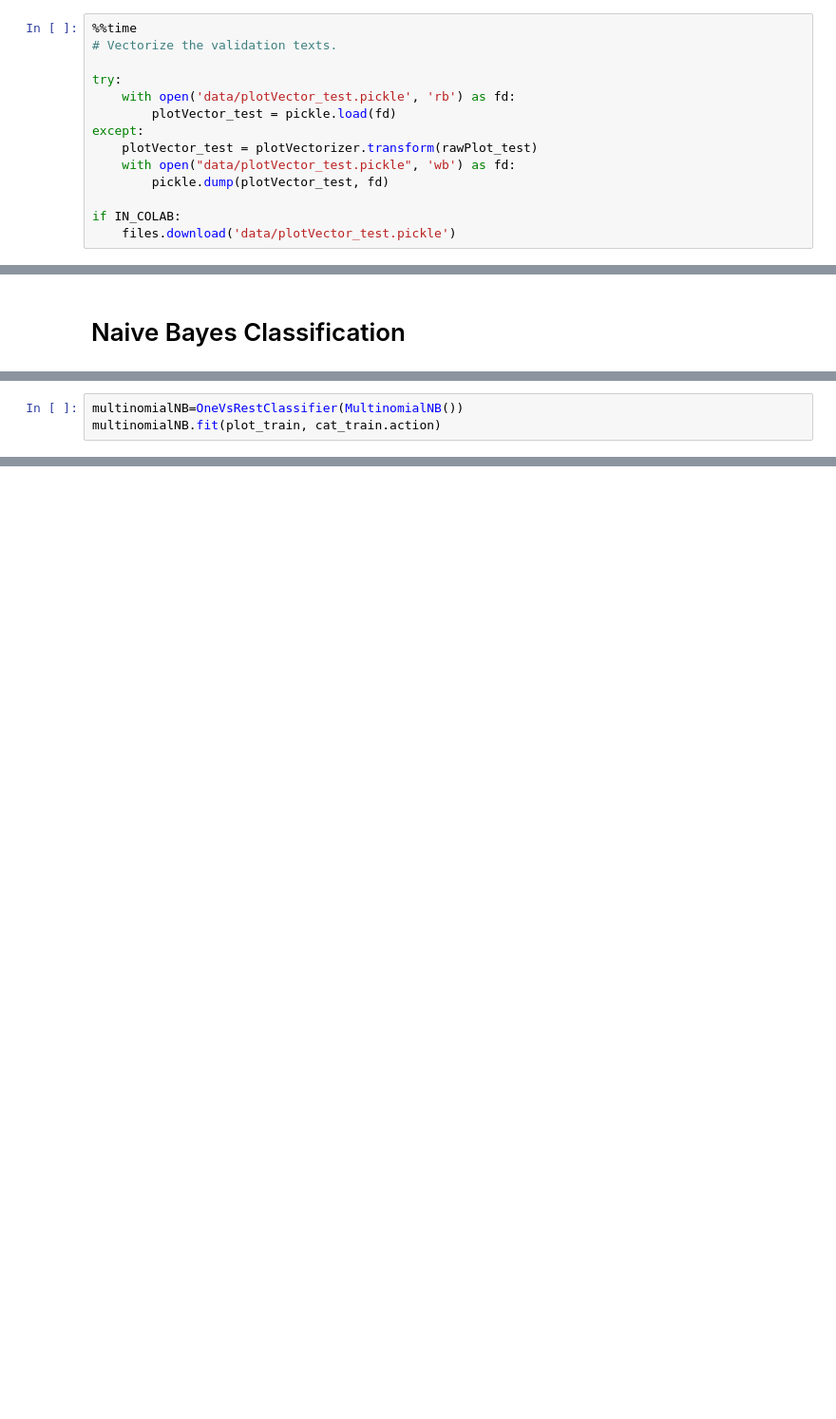
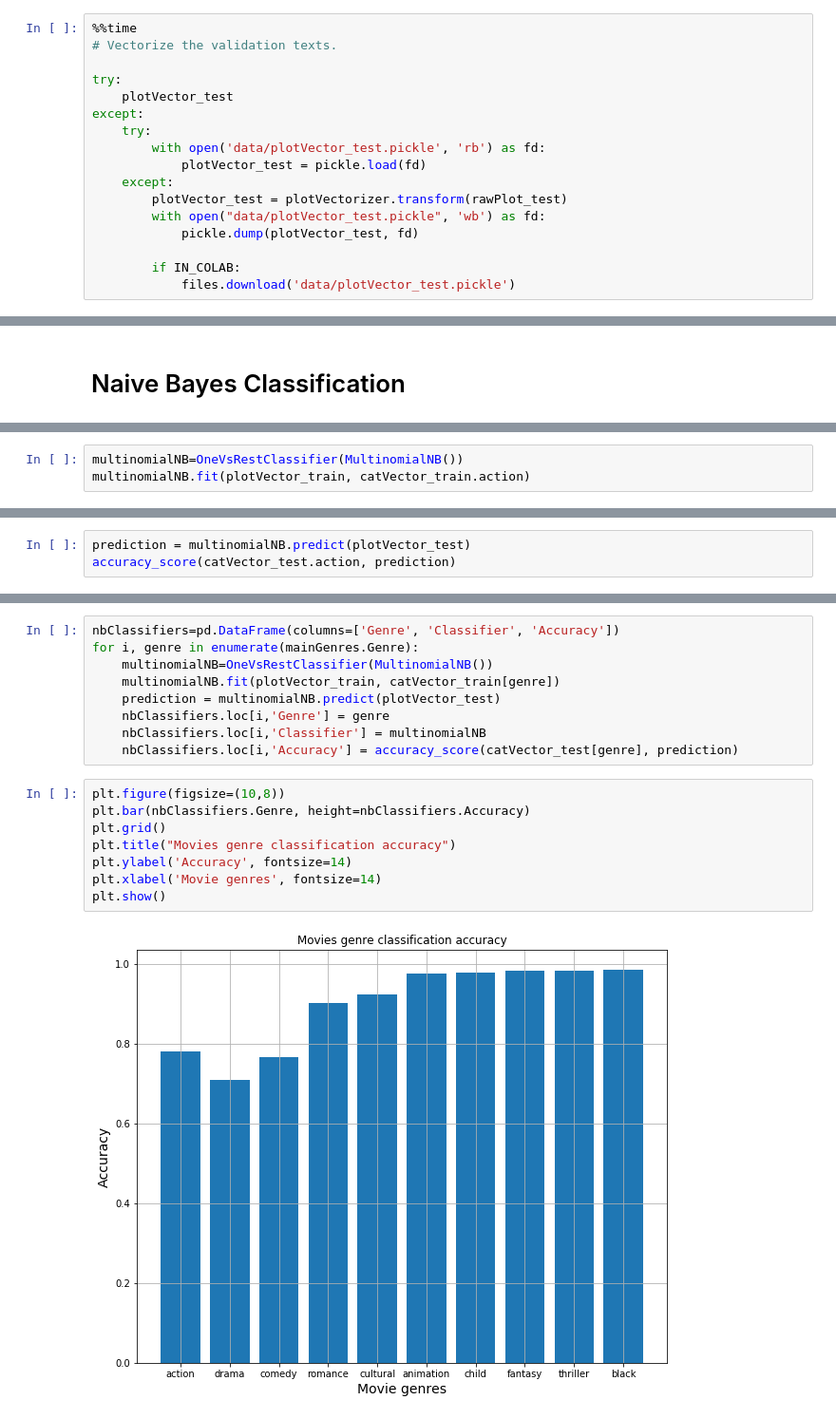
Before and after one commit to maximecharriere/movie-chatbot, a Jupyter notebook: MoviesClassifier/movie-classifier.ipynb, the cells around one changed output, grey strips where cells are left out. Shown at 95% size. Cells and saved outputs as stored; diff of their text form; blank space fills up the shorter version.

```diff
--- a/MoviesClassifier/movie-classifier.ipynb
+++ b/MoviesClassifier/movie-classifier.ipynb
@@ -333,12 +356,15 @@ if IN_COLAB:
 # Vectorize the validation texts.
 
 try:
-    with open('data/plotVector_test.pickle', 'rb') as fd:
-        plotVector_test = pickle.load(fd)
+    plotVector_test
 except:
-    plotVector_test = plotVectorizer.transform(rawPlot_test)
-    with open("data/plotVector_test.pickle", 'wb') as fd:
-        pickle.dump(plotVector_test, fd)
+    try:
+        with open('data/plotVector_test.pickle', 'rb') as fd:
+            plotVector_test = pickle.load(fd)
+    except:
+        plotVector_test = plotVectorizer.transform(rawPlot_test)
+        with open("data/plotVector_test.pickle", 'wb') as fd:
+            pickle.dump(plotVector_test, fd)
 
-if IN_COLAB:
-    files.download('data/plotVector_test.pickle')
+        if IN_COLAB:
+            files.download('data/plotVector_test.pickle')
@@ -349,3 +420,3 @@ cat_train.drama
 # %%
 multinomialNB=OneVsRestClassifier(MultinomialNB())
-multinomialNB.fit(plot_train, cat_train.action)
+multinomialNB.fit(plotVector_train, catVector_train.action)
@@ -351,0 +431,3 @@ multinomialNB.fit(plot_train, cat_train.action)
+# %%
+prediction = multinomialNB.predict(plotVector_test)
+accuracy_score(catVector_test.action, prediction)
@@ -351,0 +438,19 @@ multinomialNB.fit(plot_train, cat_train.action)
+# %%
+nbClassifiers=pd.DataFrame(columns=['Genre', 'Classifier', 'Accuracy'])
+for i, genre in enumerate(mainGenres.Genre):
+    multinomialNB=OneVsRestClassifier(MultinomialNB())
+    multinomialNB.fit(plotVector_train, catVector_train[genre])
+    prediction = multinomialNB.predict(plotVector_test)
+    nbClassifiers.loc[i,'Genre'] = genre
+    nbClassifiers.loc[i,'Classifier'] = multinomialNB
+    nbClassifiers.loc[i,'Accuracy'] = accuracy_score(catVector_test[genre], prediction)
+# %%
+plt.figure(figsize=(10,8))
+plt.bar(nbClassifiers.Genre, height=nbClassifiers.Accuracy)
+plt.grid()
+plt.title("Movies genre classification accuracy")
+plt.ylabel('Accuracy', fontsize=14)
+plt.xlabel('Movie genres', fontsize=14)
+plt.show()
+# %% [output]
+[figure, added]
```
Also changed, not shown: parts of 25 cells of this notebook, 10 other files.
